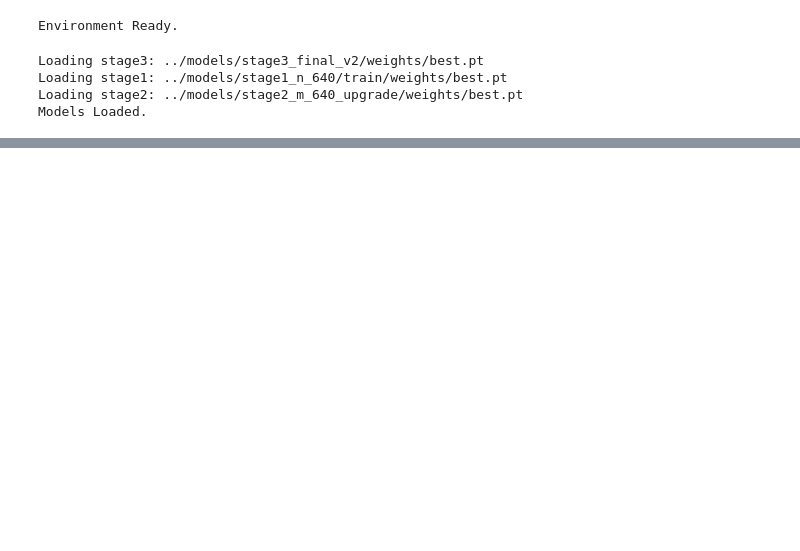
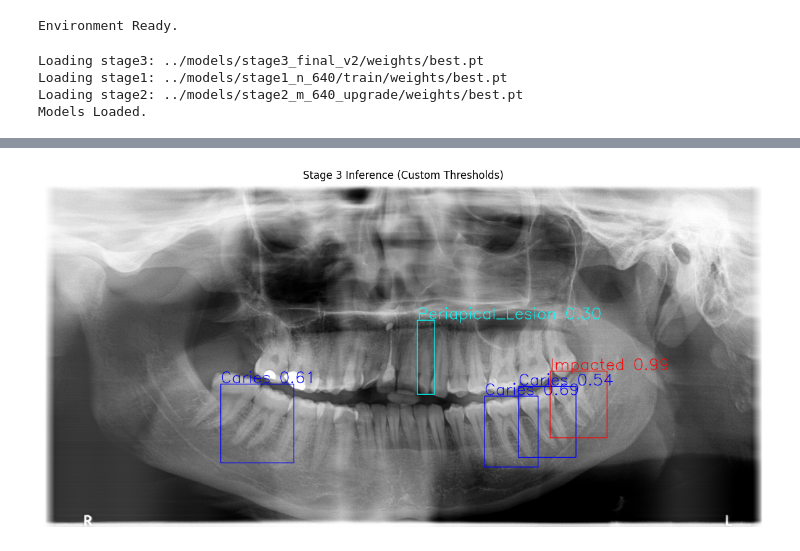
Before and after one commit to znrdpt0/tooth-detection-classification, a Jupyter notebook: notebooks/debug_all_models.ipynb, the cells around one changed output, grey strips where cells are left out. Drawn from its saved outputs; the diff is of its cells as text; code cells hidden in the pictures; blank space fills up the shorter version.

```diff
--- a/notebooks/debug_all_models.ipynb
+++ b/notebooks/debug_all_models.ipynb
@@ -250,0 +187,93 @@ Healthy
+# %%
+
+# --- Stage 3: Disease Classification (Class-wise Thresholds) ---
+
+# Sınıf bazlı thresholdlar
+THRESHOLDS = {
+    "Periapical_Lesion": 0.20,  # %20 şüphe bile yeterli!
+    "Deep_Caries": 0.30,        # %30
+    "Caries": 0.45,             # %45
+    "Impacted": 0.60         # %60
+}
+
+print("\n--- Stage 3: Disease Classification (Class-wise) ---")
+
+if "stage3" not in models:
+    print("Error: Stage 3 model not loaded!")
+else:
+    # 1. Image Reload (Clean Copy)
+    # img_path should be defined in previous cells
+    img_clean = cv2.imread(img_path)
+    if img_clean is None:
+        print(f"Error: Could not load {img_path}")
+    else:
+        # Working Copy
+        final_img = img_clean.copy()
+        h_img, w_img = final_img.shape[:2]
+
+        # Colors (BGR for cv2)
+        COLORS = {
+            "Caries": (255, 0, 0),
+            "Deep_Caries": (0, 255, 0),
+            "Impacted": (0, 0, 255),
+            "Periapical_Lesion": (255, 255, 0)
+        }
+
+        count_disease = 0
+
+        # Check if detected_teeth exists
+        if 'detected_teeth' not in locals():
+            print("Warning: 'detected_teeth' not found. Please run Stage 2 cells first.")
+            detected_teeth = []
+
+        print(f"Analyzing {len(detected_teeth)} teeth...")
+
+        for tooth in detected_teeth:
+            tx1, ty1, tx2, ty2 = tooth['bbox']
+
+            # Padding Constraints
+            tx1, ty1 = max(0, tx1), max(0, ty1)
+            tx2, ty2 = min(w_img, tx2), min(h_img, ty2)
+
+            t_crop = img_clean[ty1:ty2, tx1:tx2]
+            if t_crop.size == 0: continue
+
+            # Predict S3
+            res = models["stage3"].predict(t_crop, verbose=False)
+
+            probs = res[0].probs
+            top1_id = probs.top1
+            top1_conf = probs.top1conf.item()
+            top1_name = res[0].names[top1_id]
+
+            # Threshold Check
+            required_conf = THRESHOLDS.get(top1_name, 0.5)
+
+            if top1_conf >= required_conf and top1_name!="Healthy":
+                # Accepted Prediction
+
+                # Draw Box
+                color = COLORS.get(top1_name, (200, 200, 200))
+
+                # If Healthy, maybe skip drawing or draw thin
+                thickness = 2
+
+                cv2.rectangle(final_img, (tx1, ty1), (tx2, ty2), color, thickness)
+
+                # Label
+                label_txt = f"{top1_name} {top1_conf:.2f}"
+                cv2.putText(final_img, label_txt, (tx1, ty1-5), cv2.FONT_HERSHEY_SIMPLEX, 2, color, thickness)
+
+            else:
+                # Low Confidence - Treated as Unknown/Skipped
+                pass
+
+        print(f"Found {count_disease} suspicious teeth (excluding Healthy).")
+
+        # Show Result
+        plt.figure(figsize=(15, 10))
+        plt.imshow(cv2.cvtColor(final_img, cv2.COLOR_BGR2RGB))
+        plt.title(f"Stage 3 Inference (Custom Thresholds)")
+        plt.axis('off')
+        plt.show()
+# %% [output]
@@ -250,0 +283 @@ Healthy
+[figure, added]
```
Also changed, not shown: parts of 7 cells of this notebook, 21 other files.
